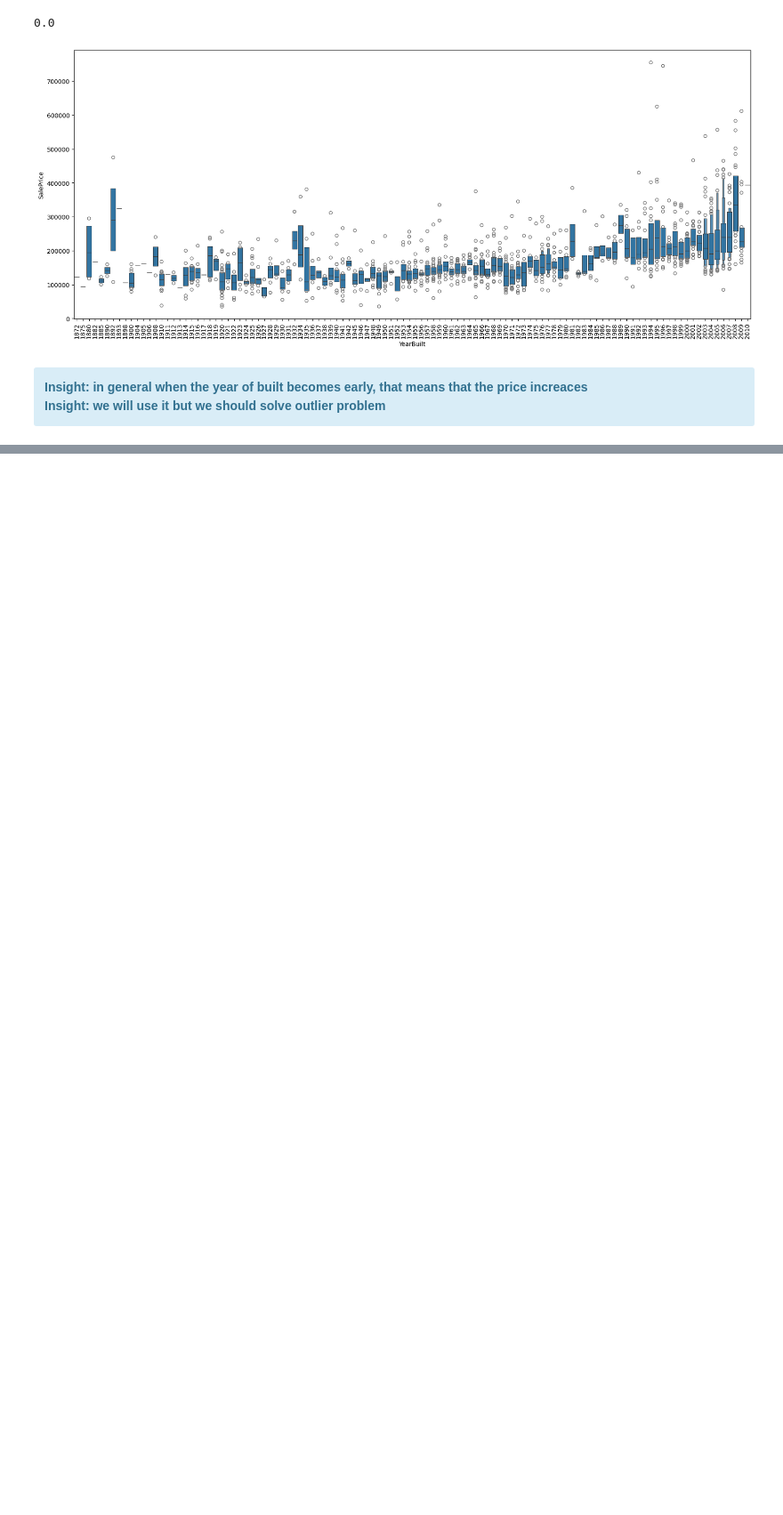
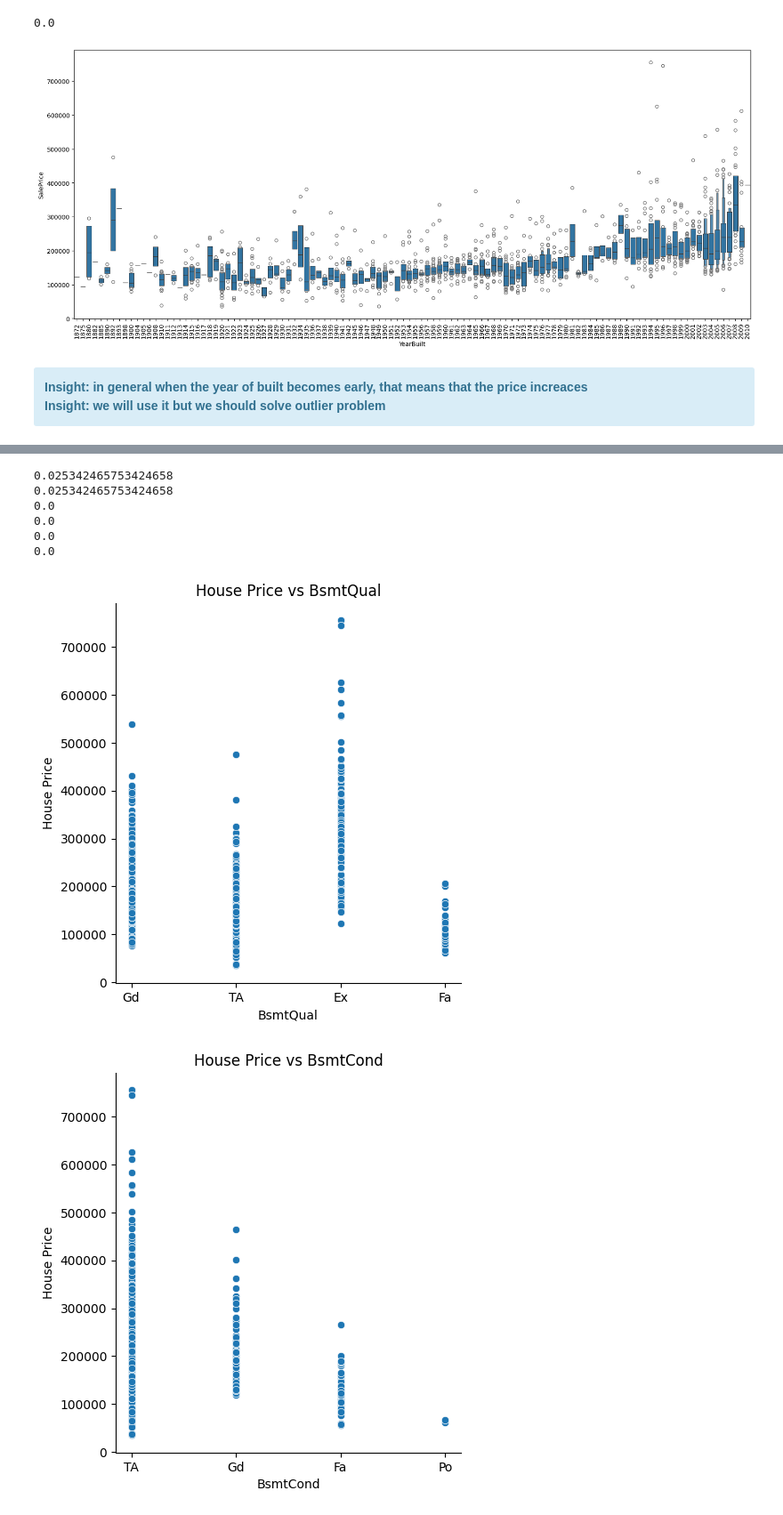
Before and after one commit to ahmedhany14/House-Prices-Prediction, a Jupyter notebook: Analysis part/main_file.ipynb, the cells around one changed output, grey strips where cells are left out. Shown at 89% size. Cells and saved outputs as stored; diff of their text form; code cells hidden in the pictures; blank space fills up the shorter version.

```diff
--- a/Analysis part/main_file.ipynb
+++ b/Analysis part/main_file.ipynb
@@ -337,0 +372,19 @@ visual.year_built()
+# %%
+print(data_set["BsmtQual"].isna().sum() / len(data_set))
+print(data_set["BsmtCond"].isna().sum() / len(data_set))
+print(data_set["BsmtFinSF1"].isna().sum() / len(data_set))
+print(data_set["BsmtFinSF2"].isna().sum() / len(data_set))
+print(data_set["BsmtUnfSF"].isna().sum() / len(data_set))
+print(data_set["TotalBsmtSF"].isna().sum() / len(data_set))
+# %% [output]
+0.025342465753424658
+0.025342465753424658
+0.0
+0.0
+0.0
+0.0
+# %%
+visual.basement()
+# %% [output]
+[figure, added]
+[figure, added]
```
Also changed, not shown: parts of 33 cells of this notebook, 2 other files.
